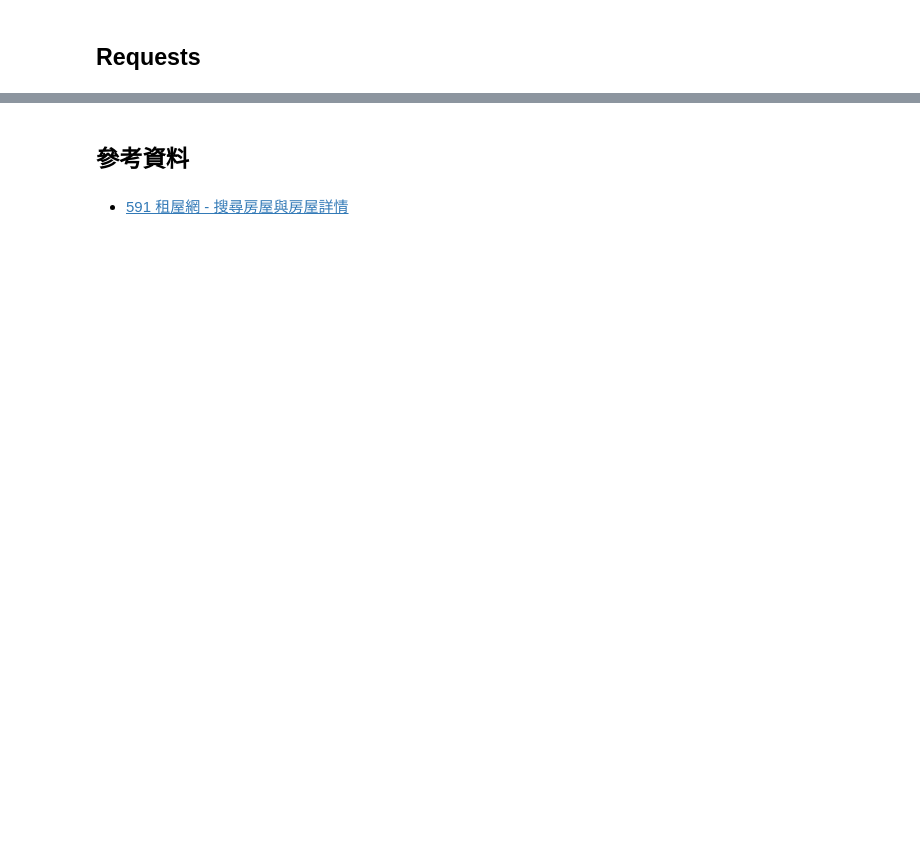
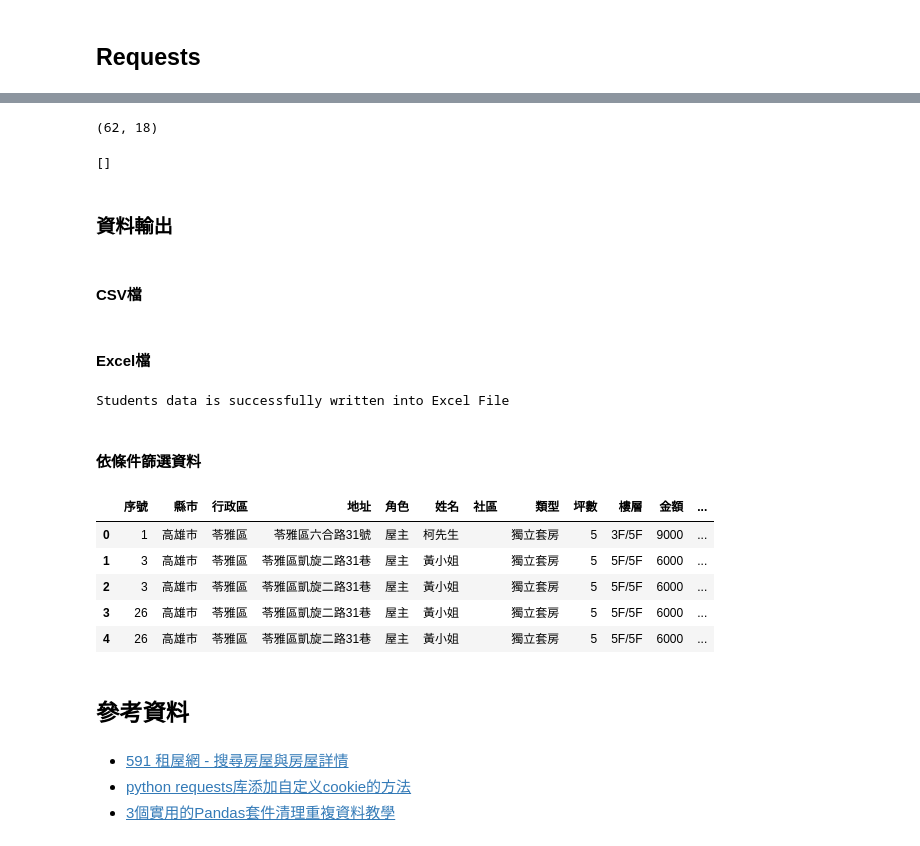
Before and after one commit to sueshow/Python_Crawl, a Jupyter notebook: Code/爬蟲_591租屋_requests.ipynb, the cells around one changed output, grey strips where cells are left out. Cells and saved outputs as stored; diff of their text form; code cells hidden in the pictures; blank space fills up the shorter version.

```diff
--- a/Code/爬蟲_591租屋_requests.ipynb
+++ b/Code/爬蟲_591租屋_requests.ipynb
@@ -75,0 +270,5 @@ print(a)
+# %%
+node_detail = pd.DataFrame(result_detail)
+node_detail = node_detail.rename(columns={'post_id':'網址', 'room_str':'格局', 'kind_nm':'型態', 'phone':'電話', 'now_time':'時間'})
+node_detail.head()
+#node_detail.shape
@@ -75,0 +282,17 @@ print(a)
+# %%
+#final_df_temp = node_df.merge(node_detail, how='inner', on=['網址'])
+#final_df = final_df.append(final_df_temp , ignore_index=True)
+final_df = node_df.merge(node_detail, how='inner', on=['網址'])
+final_df.shape
+# %% [output]
+(62, 18)
+# %%
+result_error
+# %% [output]
+[]
+# %% [markdown]
+### 資料輸出
+# %% [markdown]
+#### CSV檔
+# %%
+path = 'D:\GitHub_彙整\GitHub_2022_爬蟲_591租屋\Data'
@@ -75,0 +301,30 @@ print(a)
+# %% [markdown]
+#### Excel檔
+# %%
+Result_PATH = r'{}\591租屋_{}_完整.xlsx'.format(path, input_city_nm)
+
+# writing to Excel
+student_result  = pd.ExcelWriter( Result_PATH, engine='xlsxwriter')
+
+# write students data to excel
+final_df.to_excel(student_result, sheet_name=input_city_nm, index=False, encoding='utf8')
+
+# save the students result excel
+student_result.save()
+print('Students data is successfully written into Excel File')
+# %% [output]
+Students data is successfully written into Excel File
+# %% [markdown]
+#### 依條件篩選資料
+# %%
+df1 = pd.read_excel(r'{}\系統台分區.xlsx'.format(path))
+# %%
+df2 = final_df.merge(df1, how='inner', on=['縣市','行政區'])
+df2.head()
+# %% [output]
+|  | 序號 | 縣市 | 行政區 | 地址 | 角色 | 姓名 | 社區 | 類型 | 坪數 | 樓層 | 金額 | ... |
+| 0 | 1 | 高雄市 | 苓雅區 | 苓雅區六合路31號 | 屋主 | 柯先生 |  | 獨立套房 | 5 | 3F/5F | 9000 | ... |
+| 1 | 3 | 高雄市 | 苓雅區 | 苓雅區凱旋二路31巷 | 屋主 | 黃小姐 |  | 獨立套房 | 5 | 5F/5F | 6000 | ... |
+| 2 | 3 | 高雄市 | 苓雅區 | 苓雅區凱旋二路31巷 | 屋主 | 黃小姐 |  | 獨立套房 | 5 | 5F/5F | 6000 | ... |
+| 3 | 26 | 高雄市 | 苓雅區 | 苓雅區凱旋二路31巷 | 屋主 | 黃小姐 |  | 獨立套房 | 5 | 5F/5F | 6000 | ... |
+| 4 | 26 | 高雄市 | 苓雅區 | 苓雅區凱旋二路31巷 | 屋主 | 黃小姐 |  | 獨立套房 | 5 | 5F/5F | 6000 | ... |
@@ -77,3 +334,5 @@ print(a)
 ## 參考資料
 # %% [markdown]
 * [591 租屋網 - 搜尋房屋與房屋詳情](https://blog.jiatool.com/posts/house591_spider/)
+* [python requests库添加自定义cookie的方法](https://blog.csdn.net/weixin_39888943/article/details/111079997?utm_medium=distribute.pc_aggpage_search_result.none-task-blog-2~aggregatepage~first_rank_ecpm_v1~rank_v31_ecpm-5-111079997-null-null.pc_agg_new_rank&utm_term=python%20request%20%E5%A4%9A%E4%B8%AAcookie&spm=1000.2123.3001.4430)
+* [3個實用的Pandas套件清理重複資料教學](https://www.learncodewithmike.com/2022/01/pandas-drop-duplicate-data.html)
```
Also changed, not shown: parts of 20 cells of this notebook, 5 other files.
